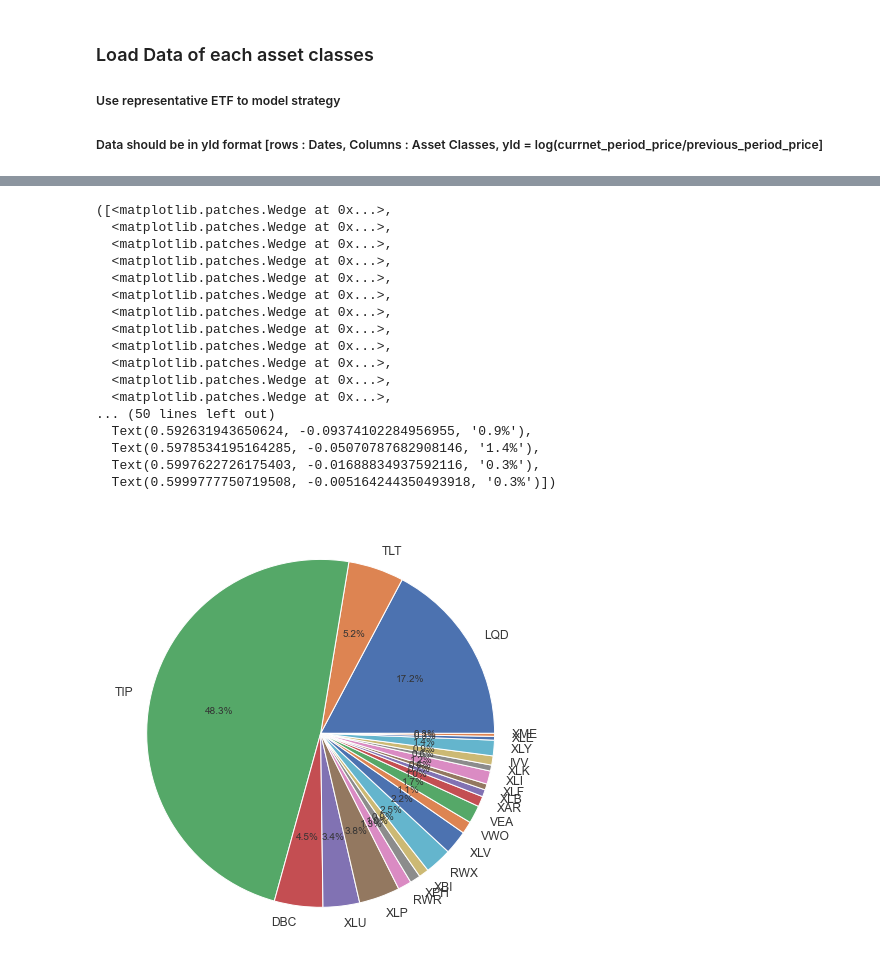
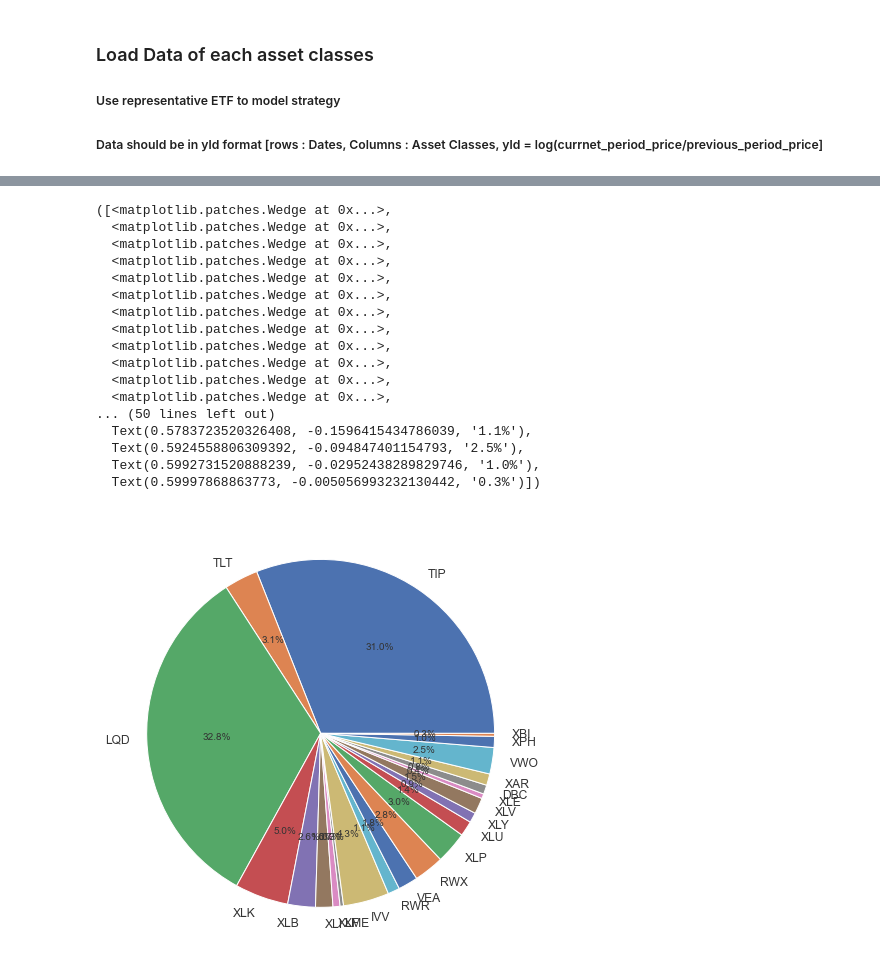
Before and after one commit to QuhiQuhihi/project_quant, a Jupyter notebook: note/02_hierachical_risk_parity.ipynb, the cells around one changed output, grey strips where cells are left out. Drawn from its saved outputs; the diff is of its cells as text; code cells hidden in the pictures.

```diff
--- a/note/02_hierachical_risk_parity.ipynb
+++ b/note/02_hierachical_risk_parity.ipynb
@@ -154,7 +168,11 @@ def get_rec_bipart(cov, sort_ix):
 # %%
 # correlation matrix
-corr = yield_df.corr()
+yield_df_test=yield_df.loc['2021-01-01':'2021-12-31']
+asset_cov = yield_df_test.cov()
+asset_corr = yield_df_test.corr()
+
 # distance matrix
-d_corr = np.sqrt(0.5*(1-corr))
-d_corr = d_corr.fillna(0)
+d_corr = (np.sqrt(0.5*(1-asset_corr))).fillna(0)
+link_corr = linkage(d_corr, 'single')
+Z = pd.DataFrame(link_corr)
 # %%
@@ -174,9 +184,7 @@ print(sort_index)
-# %%
-asset_cov = yield_df.cov()
-weights = get_rec_bipart(cov=asset_cov, sort_ix=sort_index)
 # %%
-new_index = [yield_df.columns[i] for i in weights.index]
-weights.index = new_index
+sort_index = get_quasi_diag(link_corr)
+weights = get_rec_bipart(cov=asset_cov, sort_ix=sort_index)
+weights.index = [yield_df_test.columns[i] for i in weights.index]
 # %%
 plt.figure(figsize = (12, 8))
 plt.bar(list(weights.index), weights)
@@ -186,24 +194,22 @@ plt.bar(list(weights.index), weights)
 # %%
 plt.figure(figsize = (12, 8))
 plt.pie(weights, labels=list(weights.index), autopct='%.1f%%')
-
-def
 # %% [output]
 ([<matplotlib.patches.Wedge at 0x...>,
   <matplotlib.patches.Wedge at 0x...>,
   <matplotlib.patches.Wedge at 0x...>,
   <matplotlib.patches.Wedge at 0x...>,
   <matplotlib.patches.Wedge at 0x...>,
   <matplotlib.patches.Wedge at 0x...>,
   <matplotlib.patches.Wedge at 0x...>,
   <matplotlib.patches.Wedge at 0x...>,
   <matplotlib.patches.Wedge at 0x...>,
   <matplotlib.patches.Wedge at 0x...>,
   <matplotlib.patches.Wedge at 0x...>,
   <matplotlib.patches.Wedge at 0x...>,
 ... (50 lines left out)
-  Text(0.592631943650624, -0.09374102284956955, '0.9%'),
-  Text(0.5978534195164285, -0.05070787682908146, '1.4%'),
-  Text(0.5997622726175403, -0.01688834937592116, '0.3%'),
-  Text(0.5999777750719508, -0.005164244350493918, '0.3%')])
+  Text(0.5783723520326408, -0.1596415434786039, '1.1%'),
+  Text(0.5924558806309392, -0.094847401154793, '2.5%'),
+  Text(0.5992731520888239, -0.02952438289829746, '1.0%'),
+  Text(0.59997868863773, -0.005056993232130442, '0.3%')])
-[figure, old version]
+[figure, new version]
```
Also changed, not shown: parts of 14 cells of this notebook, 4 other files.
